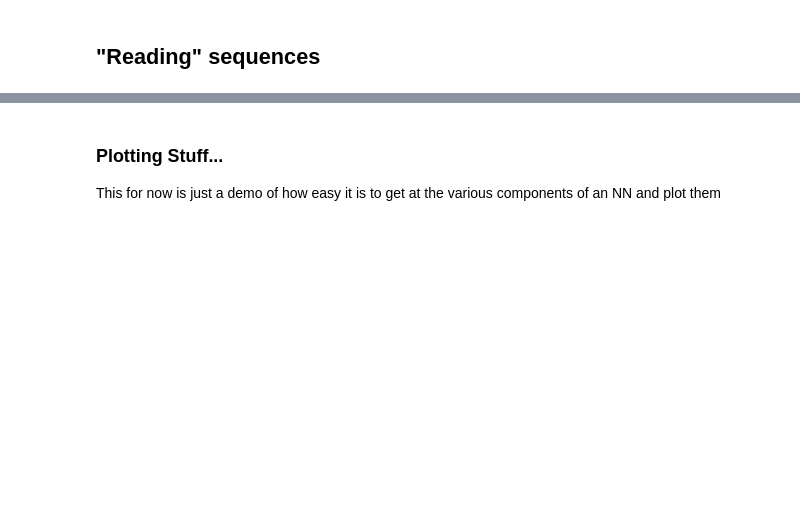
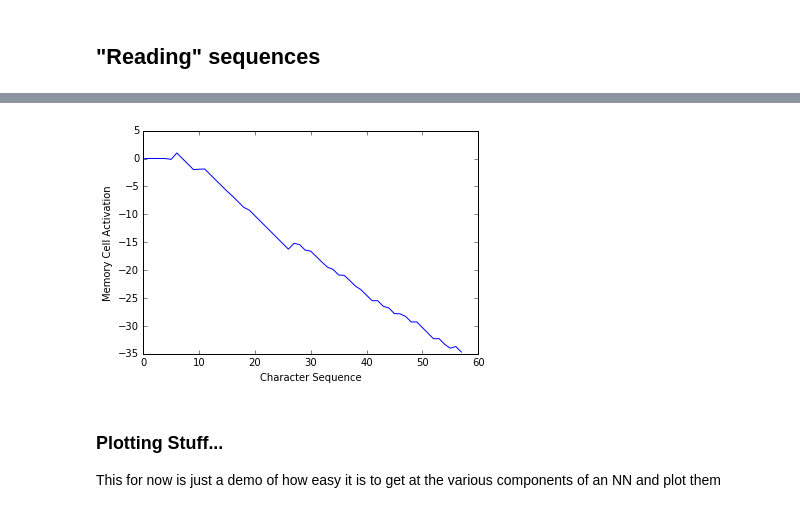
Before and after one commit to Copper-Head/the-three-stooges, a Jupyter notebook: Sandbox.ipynb, the cells around one changed output, grey strips where cells are left out. Drawn from its saved outputs; the diff is of its cells as text; code cells hidden in the pictures; blank space fills up the shorter version.

```diff
--- a/Sandbox.ipynb
+++ b/Sandbox.ipynb
@@ -10,0 +55,11 @@ import numpy as np
+# %%
+# ranges from 0 to len(input_char_seq) - 1
+# keep cell index 11 in mind
+plt.plot(demo_cell2[:,10])
+plt.ylabel("Memory Cell Activation")
+plt.xlabel("Character Sequence")
+# sets char IDs as tick labels on the X axis
+# plt.xticks(input_positions, list("cats eat mice"))
+plt.show()
+# %% [output]
+[figure, added]
```
Also changed, not shown: parts of 19 cells of this notebook.
